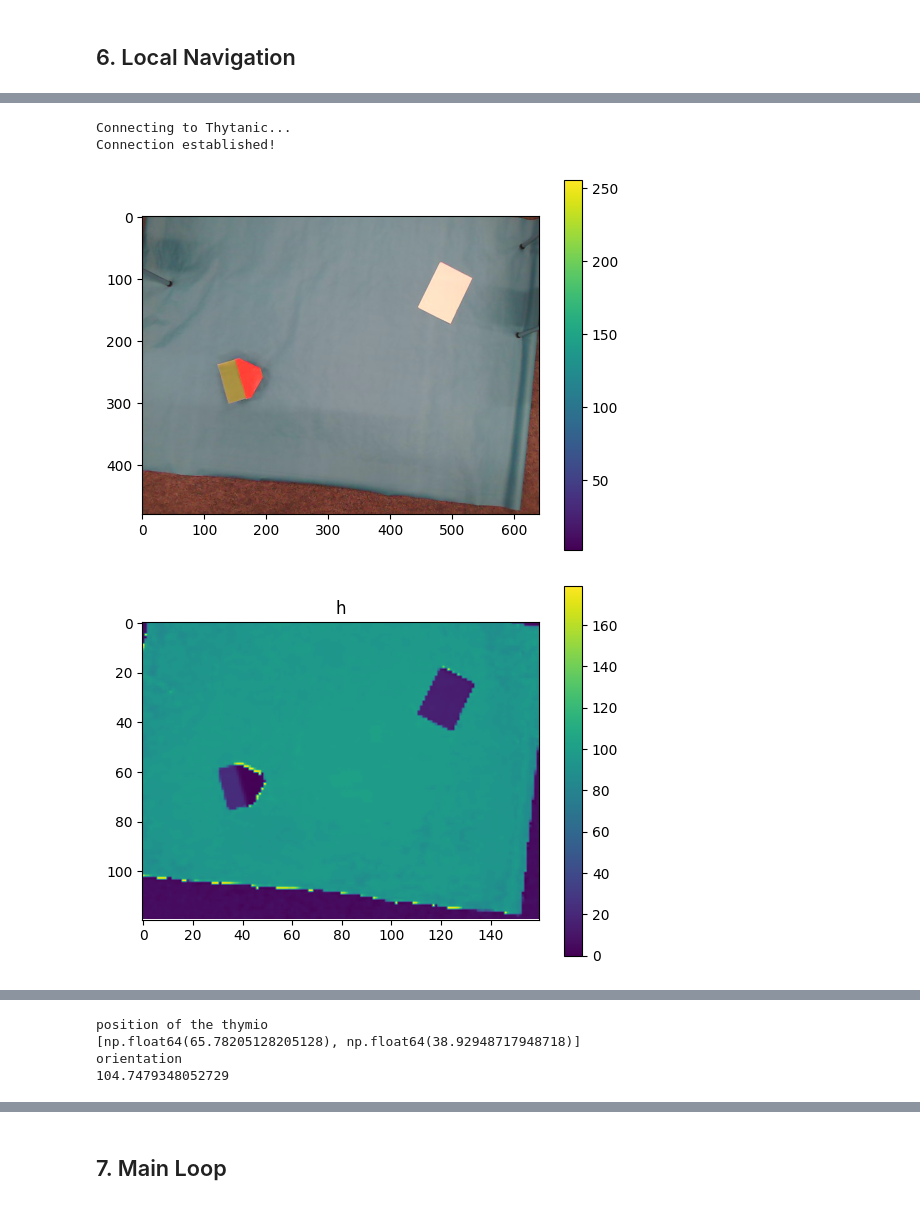
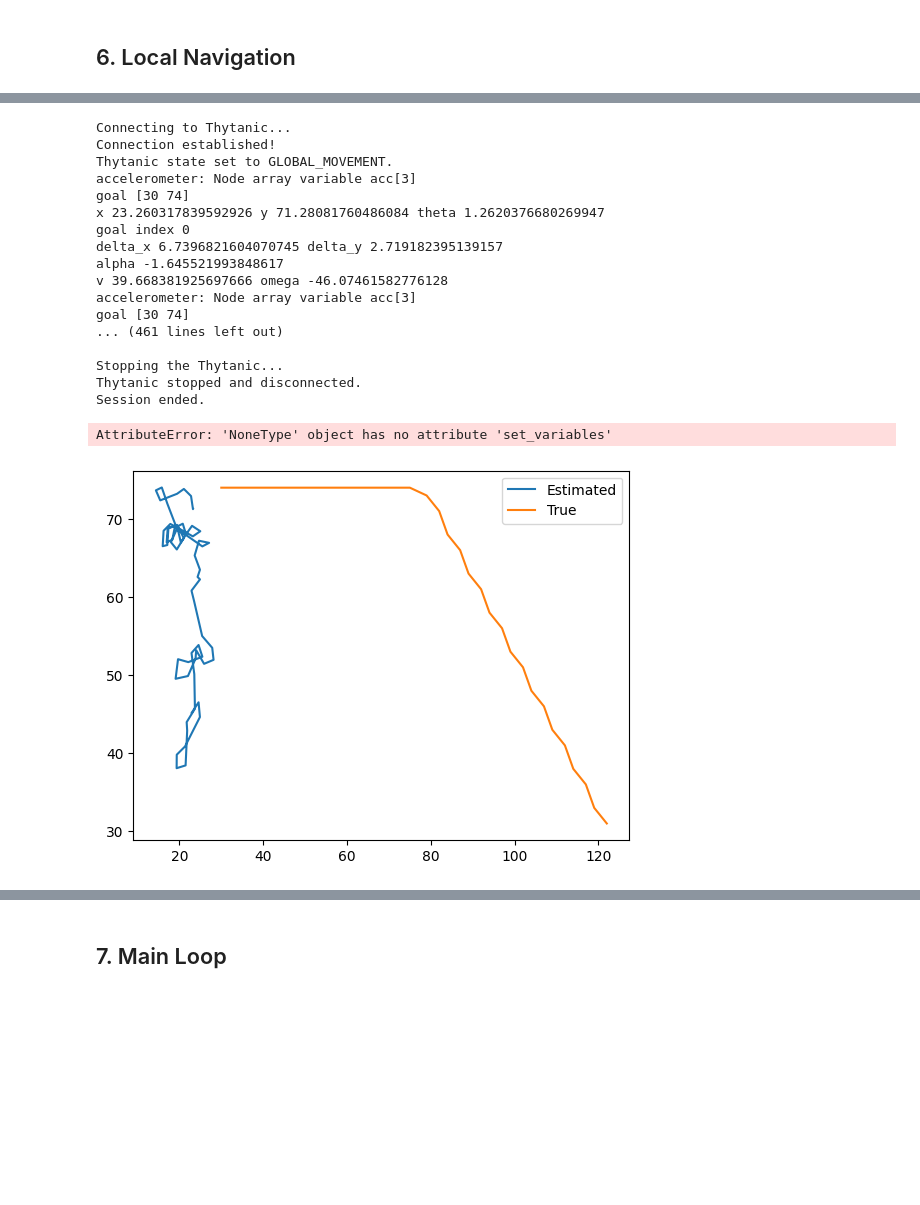
Before and after one commit to alessiodesogus/thytanic-navigation, a Jupyter notebook: group_T25_notebook.ipynb, the cells around one changed output, grey strips where cells are left out. Saved outputs shown, nothing was run; the diff lists cells and outputs as text; code cells hidden in the pictures; blank space fills up the shorter version.

Commit message:
camera added to kalman

```diff
--- a/group_T25_notebook.ipynb
+++ b/group_T25_notebook.ipynb
@@ -106,7 +92,6 @@ try:
     print("Connecting to Thytanic...")
     thytanic.establish_connection()
     print("Connection established!")
-
     _, thymiopos, initital_angle = get_current_state(    cam=cam,
     obstacle_range=[np.array([0, 150, 25]), np.array([30, 220, 100])],
     target_range=[np.array([0, 30, 235]), np.array([255, 130, 256])],
@@ -129,8 +114,13 @@ try:
     # Start the robot movement loop
     while True:
         thytanic.read_accelerometer()
+        _, thymiopos, orientation = get_current_state(    cam=cam,
+        obstacle_range=[np.array([0, 150, 25]), np.array([30, 220, 100])],
+        target_range=[np.array([0, 30, 235]), np.array([255, 130, 256])],
+        th_front_range=[np.array([0, 160, 250]), np.array([15, 250, 256])],
+        th_back_range=[np.array([16, 130, 150]), np.array([35, 250, 249])],)
         # apply kalman filter and get the estimated positions thytanic.x_est
-        kalman_filter(thytanic,None) #no camera
+        kalman_filter(thytanic, [thymiopos[1], thymiopos[0], orientation]) #no camera
         x_estimated.append(thytanic.x_est)
         #print("x_est", thytanic.x_est)
         thytanic.goal = path[thytanic.goal_idx] # get the (x,y) coordinates of the goal point
@@ -138,32 +128,47 @@ try:
         #print("goal_idx", thytanic.goal_idx)
         thytanic.update_robot_state()
 
         # Print the proximity sensor values
         sensor_values = thytanic.read_proximity_sensors()
         #print("Proximity sensor readings -- threshold of 2000 for detection:", sensor_values)
 
         if thytanic.goal_idx >= len(path):
             thytanic.robot_state = ThytanicState.STOP
             thytanic.update_robot_state()
             print("Goal reached!")
             break
 
 except KeyboardInterrupt:
     # Handle interruption and stop the robot safely
     print("\nStopping the Thytanic...")
     thytanic.disconnect()
     print("Thytanic stopped and disconnected.")
 
 finally:
     print("Session ended.")
     plt.figure()
     plt.plot(np.array(x_estimated)[:,0], np.array(x_estimated)[:,2], label='Estimated')
     plt.plot(path[:,0], path[:,1], label='True')
     # Plot the path
     plt.legend()
     thytanic.disconnect()
 # %% [output]
 Connecting to Thytanic...
 Connection established!
+Thytanic state set to GLOBAL_MOVEMENT.
+accelerometer: Node array variable acc[3]
+goal [30 74]
+x 23.260317839592926 y 71.28081760486084 theta 1.2620376680269947
+goal index 0
+delta_x 6.7396821604070745 delta_y 2.719182395139157
+alpha -1.645521993848617
+v 39.668381925697666 omega -46.07461582776128
+accelerometer: Node array variable acc[3]
+goal [30 74]
+... (461 lines left out)
+
+Stopping the Thytanic...
+Thytanic stopped and disconnected.
+Session ended.
+AttributeError: 'NoneType' object has no attribute 'set_variables'
-[figure, old version]
+[figure, new version]
-[figure, removed]
@@ -172,4 +174,0 @@ Connection established!
-position of the thymio
-[np.float64(65.78205128205128), np.float64(38.92948717948718)]
-orientation
-104.7479348052729
```
Also changed, not shown: parts of 5 cells of this notebook, 5 other files.
